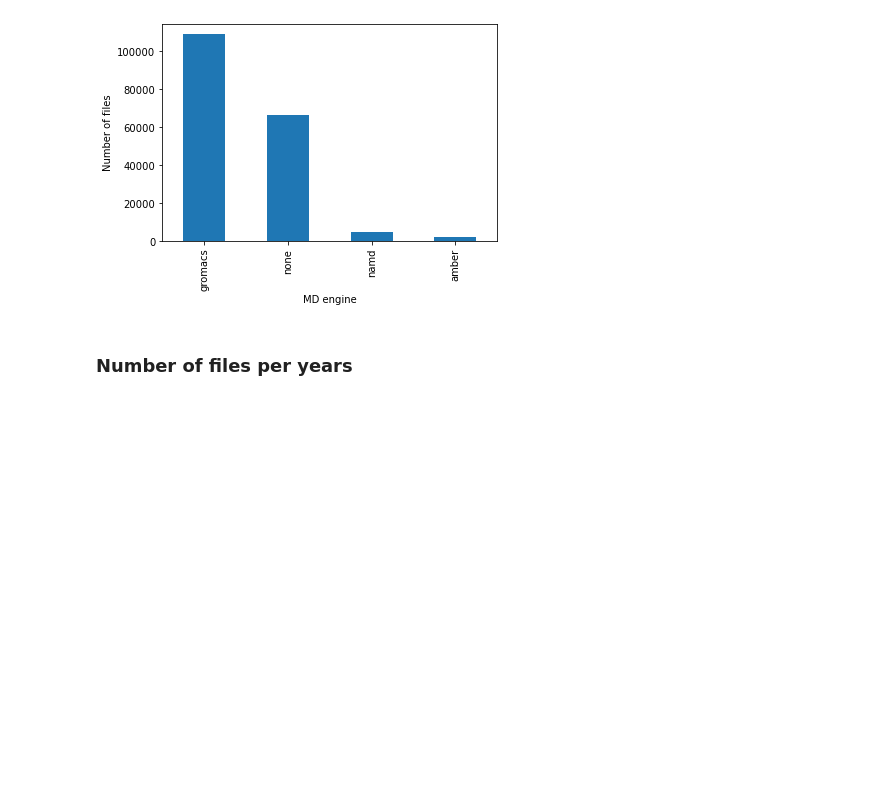
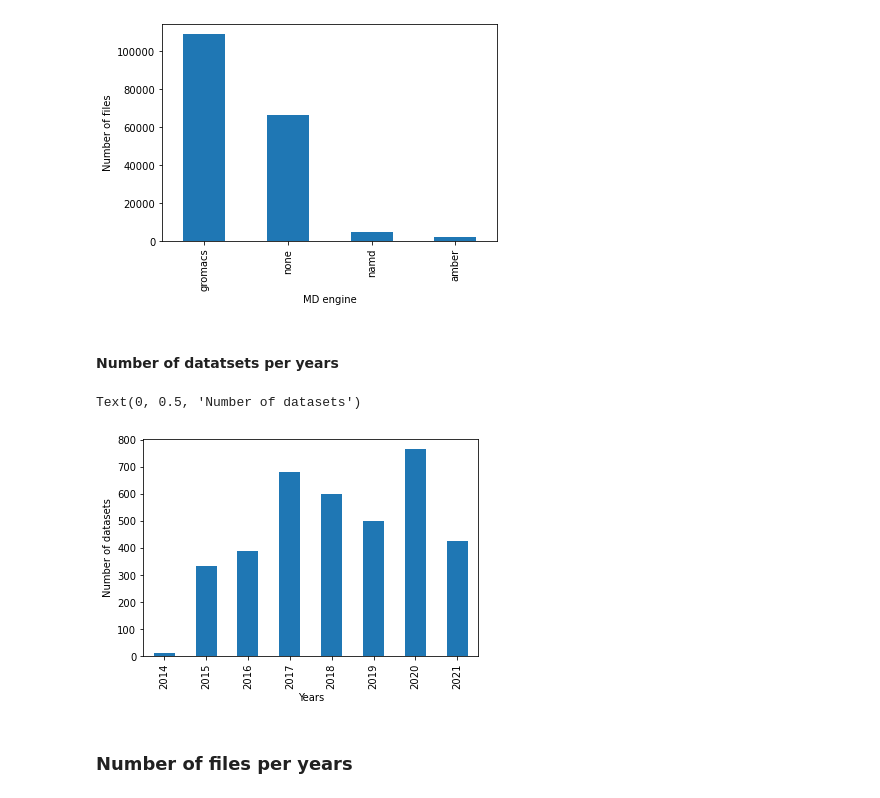
Before and after one commit to MDverse/mdws, a Jupyter notebook: analysis.ipynb, the cells around one changed output. Saved outputs shown, nothing was run; the diff lists cells and outputs as text; code cells hidden in the pictures; blank space fills up the shorter version.

```diff
--- a/analysis.ipynb
+++ b/analysis.ipynb
@@ -51,6 +51,12 @@ for date in tab["date_creation"]:
 
 #print(len(years))
 tab["years"] = years
+
+years_data = []
+for date in datasets["date_creation"]:
+    years_data.append(int(date[:4]))
+
+datasets["years"] = years_data
 # %% [markdown]
 ## Analysis
 # %% [markdown]
@@ -62,6 +68,15 @@ plt.ylabel("Number of files")
 # %% [output]
 Text(0, 0.5, 'Number of files')
 [figure]
+# %% [markdown]
+#### Number of datatsets per years
+# %%
+datasets.groupby(['years'])['dataset_id'].size().plot(kind='bar')
+plt.xlabel("Years")
+plt.ylabel("Number of datasets")
+# %% [output]
+Text(0, 0.5, 'Number of datasets')
+[figure, added]
 # %% [markdown]
 ### Number of files per years
 # %%
```
Also changed, not shown: parts of 5 cells of this notebook.
